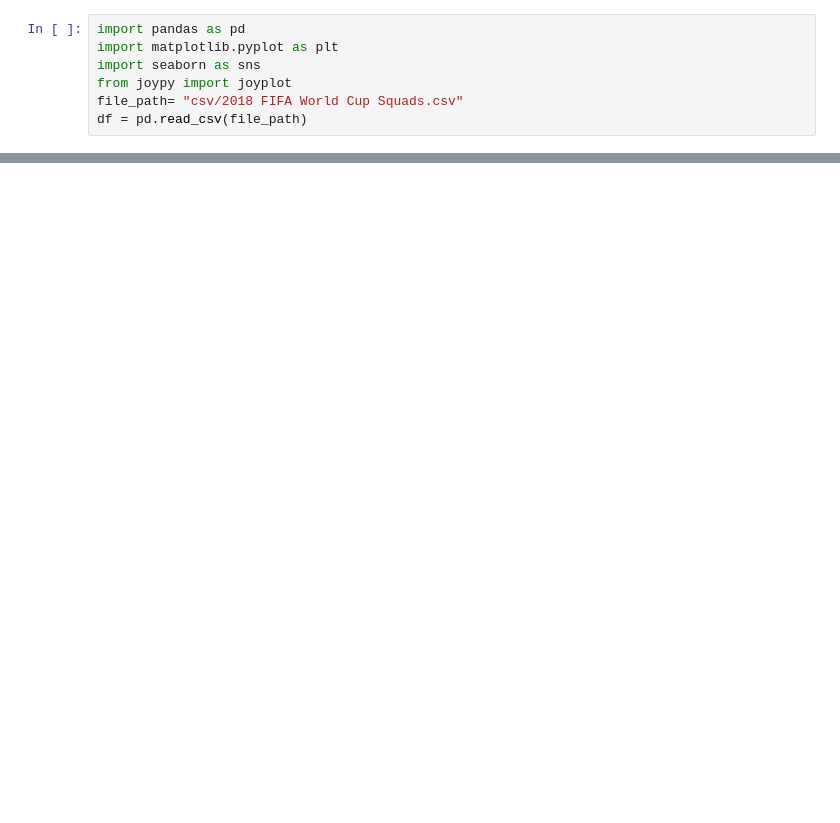
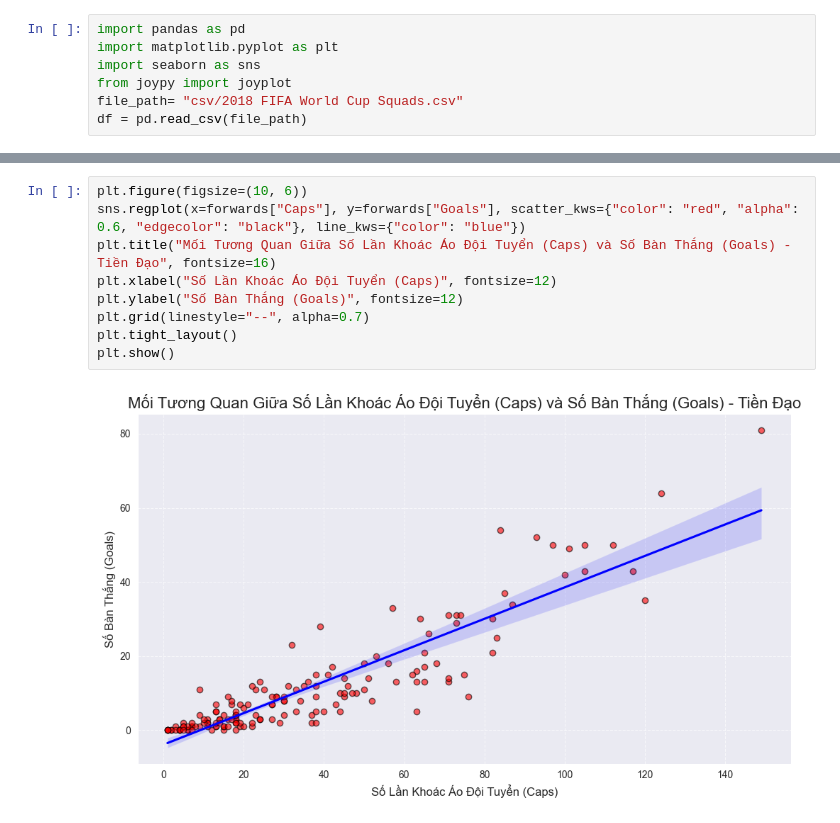
Before and after one commit to nguyenan1601/nhom1, a Jupyter notebook: main.ipynb, the cells around one changed output, grey strips where cells are left out. Cells and saved outputs as stored; diff of their text form; blank space fills up the shorter version.

Commit message:
add chart

```diff
--- a/main.ipynb
+++ b/main.ipynb
@@ -56,0 +57,11 @@ plt.show()
+# %%
+plt.figure(figsize=(10, 6))
+sns.regplot(x=forwards["Caps"], y=forwards["Goals"], scatter_kws={"color": "red", "alpha": 0.6, "edgecolor": "black"}, line_kws={"color": "blue"})
+plt.title("Mối Tương Quan Giữa Số Lần Khoác Áo Đội Tuyển (Caps) và Số Bàn Thắng (Goals) - Tiền Đạo", fontsize=16)
+plt.xlabel("Số Lần Khoác Áo Đội Tuyển (Caps)", fontsize=12)
+plt.ylabel("Số Bàn Thắng (Goals)", fontsize=12)
+plt.grid(linestyle="--", alpha=0.7)
+plt.tight_layout()
+plt.show()
+# %% [output]
+[figure, added]
```
Also changed, not shown: parts of 4 cells of this notebook, 3 other files.
